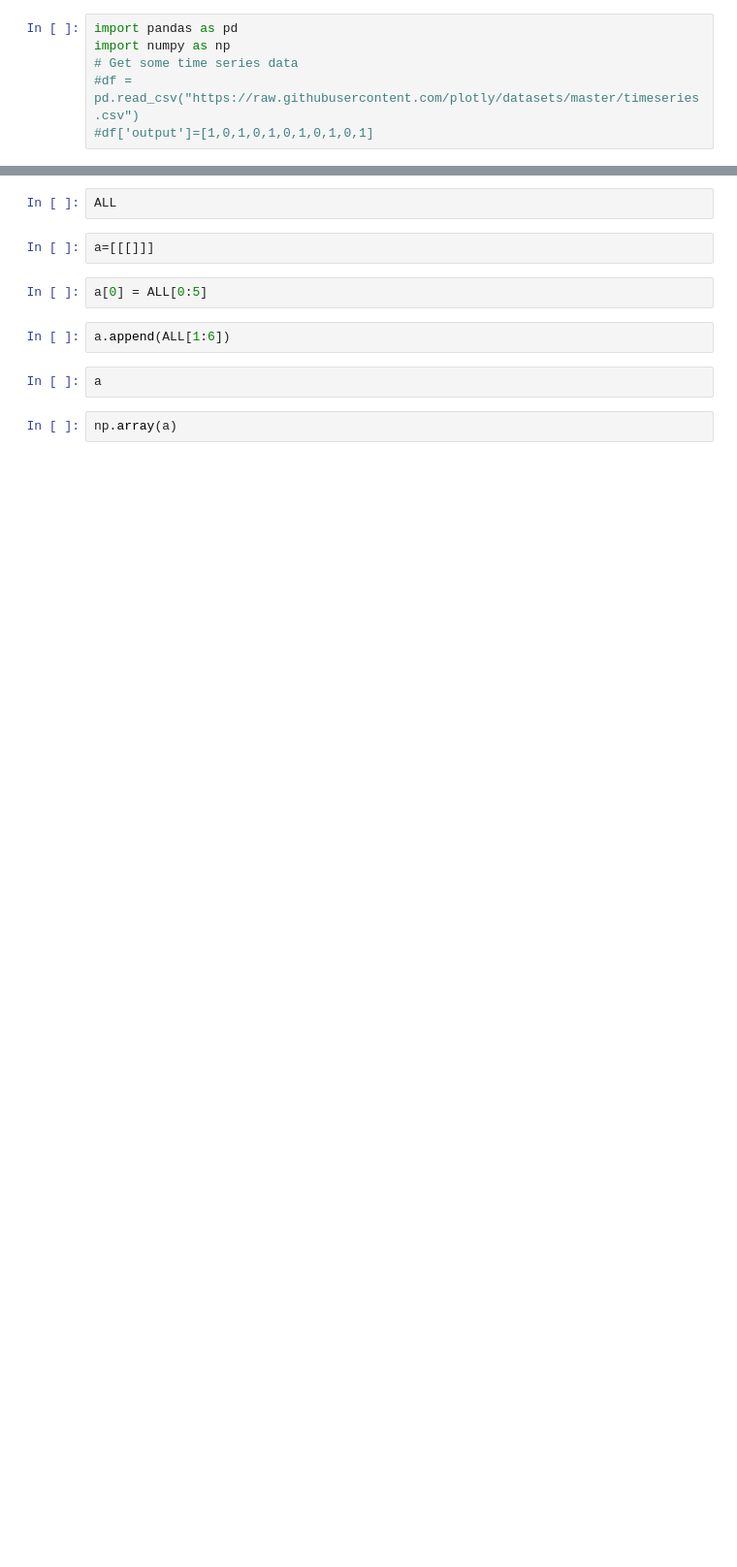
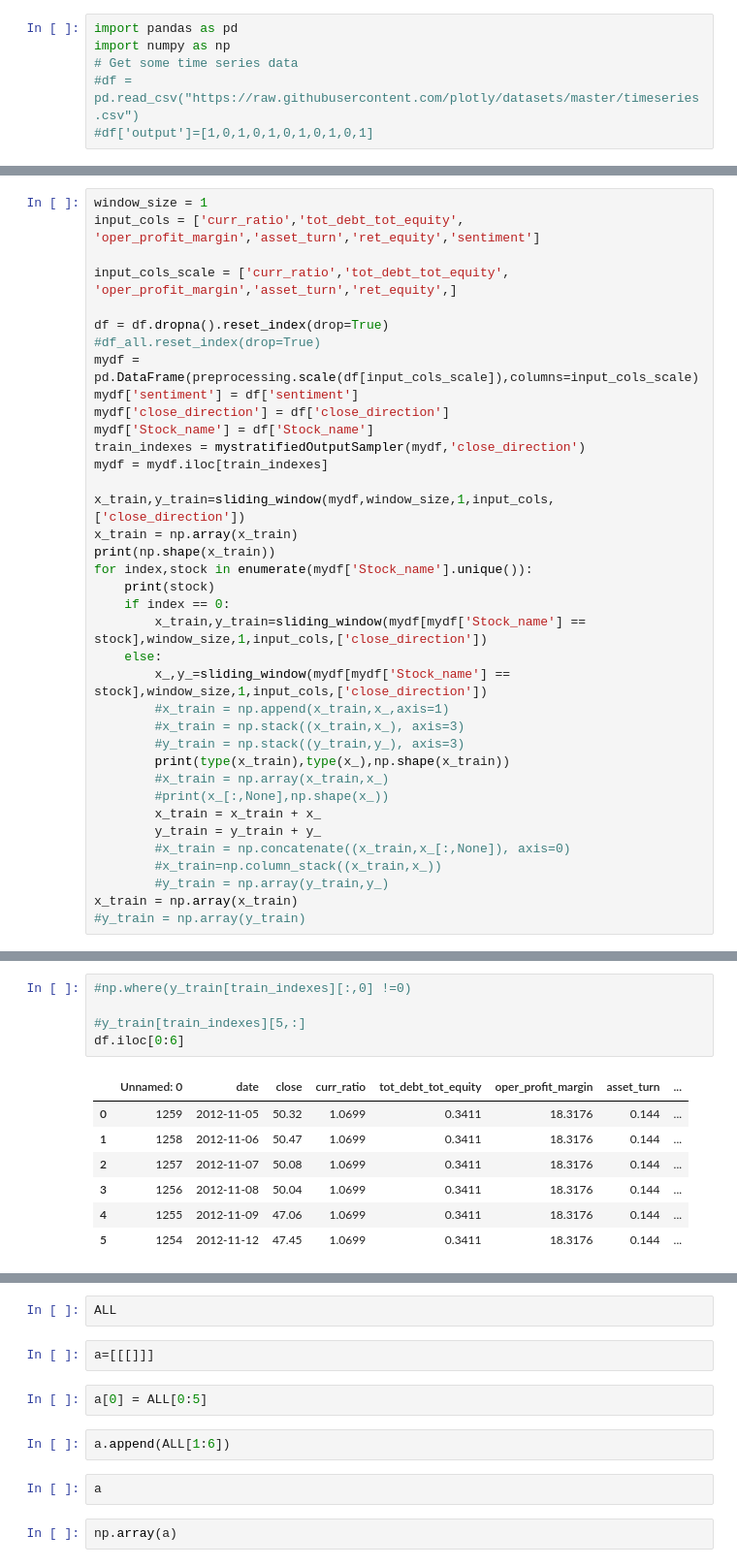
Before and after one commit to sahilmakkar1983/GLCap, a Jupyter notebook: predictorModel/SequencePrediction.ipynb, the cells around one changed output, grey strips where cells are left out. Shown at 97% size. Drawn from its saved outputs; the diff is of its cells as text; blank space fills up the shorter version.

```diff
--- a/predictorModel/SequencePrediction.ipynb
+++ b/predictorModel/SequencePrediction.ipynb
@@ -157,0 +202,37 @@ x_train,y_train=sliding_window(mydf,5,1,input_cols,['close_direction'])
+# %%
+window_size = 1
+input_cols = ['curr_ratio','tot_debt_tot_equity', 'oper_profit_margin','asset_turn','ret_equity','sentiment']
+
+input_cols_scale = ['curr_ratio','tot_debt_tot_equity', 'oper_profit_margin','asset_turn','ret_equity',]
+
+df = df.dropna().reset_index(drop=True)
+#df_all.reset_index(drop=True)
+mydf =  pd.DataFrame(preprocessing.scale(df[input_cols_scale]),columns=input_cols_scale)
+mydf['sentiment'] = df['sentiment']
+mydf['close_direction'] = df['close_direction']
+mydf['Stock_name'] = df['Stock_name']
+train_indexes = mystratifiedOutputSampler(mydf,'close_direction')
+mydf = mydf.iloc[train_indexes]
+
+x_train,y_train=sliding_window(mydf,window_size,1,input_cols,['close_direction'])
+x_train = np.array(x_train)
+print(np.shape(x_train))
+for index,stock in enumerate(mydf['Stock_name'].unique()):
+    print(stock)
+    if index == 0:
+        x_train,y_train=sliding_window(mydf[mydf['Stock_name'] == stock],window_size,1,input_cols,['close_direction'])
+    else:
+        x_,y_=sliding_window(mydf[mydf['Stock_name'] == stock],window_size,1,input_cols,['close_direction'])
+        #x_train = np.append(x_train,x_,axis=1)
+        #x_train = np.stack((x_train,x_), axis=3)
+        #y_train = np.stack((y_train,y_), axis=3)
+        print(type(x_train),type(x_),np.shape(x_train))
+        #x_train = np.array(x_train,x_)
+        #print(x_[:,None],np.shape(x_))
+        x_train = x_train + x_
+        y_train = y_train + y_
+        #x_train = np.concatenate((x_train,x_[:,None]), axis=0)
+        #x_train=np.column_stack((x_train,x_))
+        #y_train = np.array(y_train,y_)
+x_train = np.array(x_train)
+#y_train = np.array(y_train)
@@ -219,3 +379,16 @@ array([[ 0.,  1.,  0.],
+# %%
+#np.where(y_train[train_indexes][:,0] !=0)
+
+#y_train[train_indexes][5,:]
+df.iloc[0:6]
+# %% [output]
+|  | Unnamed: 0 | date | close | curr_ratio | tot_debt_tot_equity | oper_profit_margin | asset_turn | ... |
+| 0 | 1259 | 2012-11-05 | 50.32 | 1.0699 | 0.3411 | 18.3176 | 0.144 | ... |
+| 1 | 1258 | 2012-11-06 | 50.47 | 1.0699 | 0.3411 | 18.3176 | 0.144 | ... |
+| 2 | 1257 | 2012-11-07 | 50.08 | 1.0699 | 0.3411 | 18.3176 | 0.144 | ... |
+| 3 | 1256 | 2012-11-08 | 50.04 | 1.0699 | 0.3411 | 18.3176 | 0.144 | ... |
+| 4 | 1255 | 2012-11-09 | 47.06 | 1.0699 | 0.3411 | 18.3176 | 0.144 | ... |
+| 5 | 1254 | 2012-11-12 | 47.45 | 1.0699 | 0.3411 | 18.3176 | 0.144 | ... |
 # %%
 model = Sequential()
 # input_shape = number of time-steps, number-of-features
```
Also changed, not shown: parts of 30 cells of this notebook.
